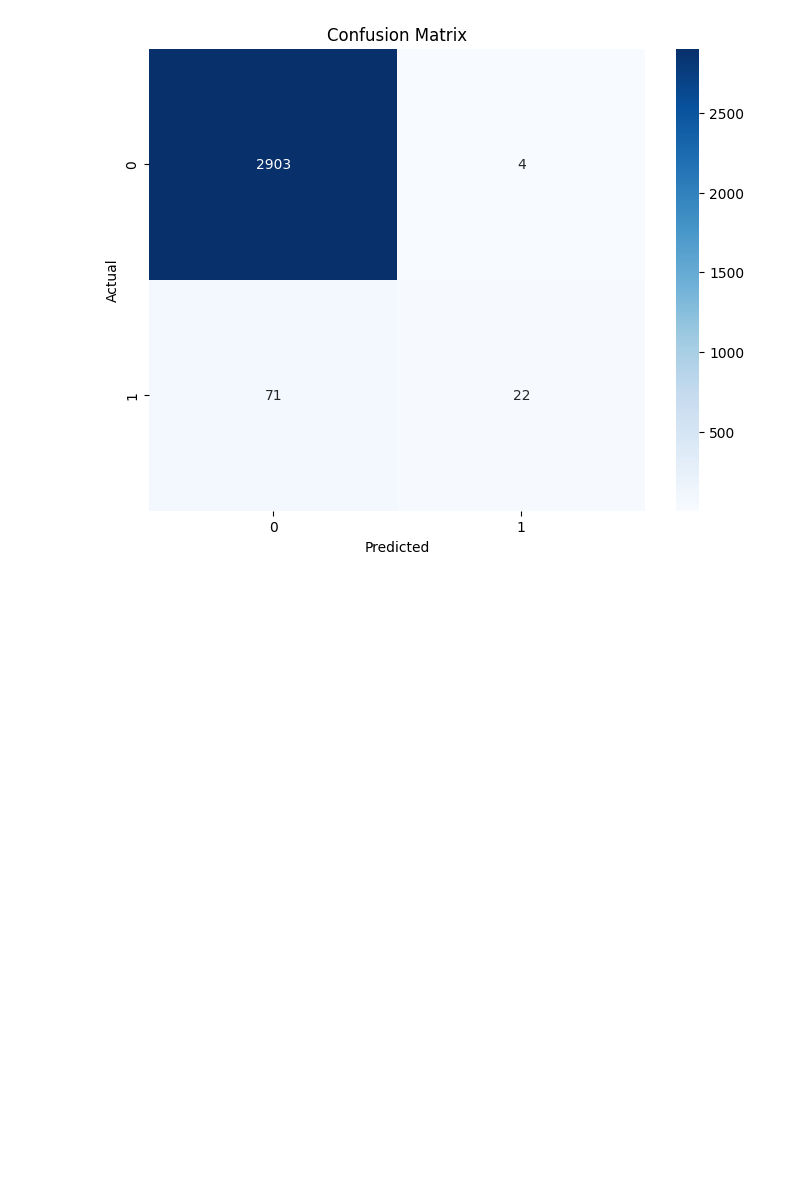
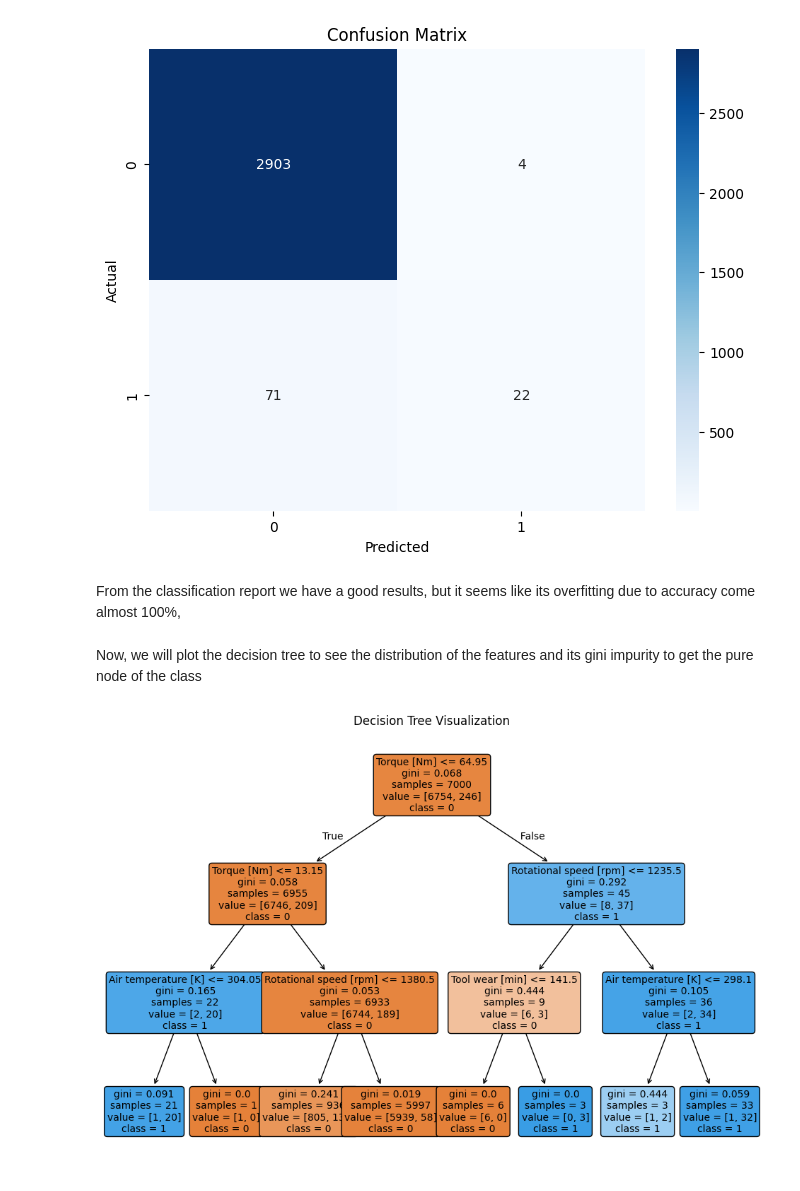
Before and after one commit to Jonx0880/MachineLearningMiniProject, a Jupyter notebook: mini_Project_GM.ipynb, the cells around one changed output. Drawn from its saved outputs; the diff is of its cells as text; code cells hidden in the pictures; blank space fills up the shorter version.

Commit message:
Some changes in decision tree model

```diff
--- a/mini_Project_GM.ipynb
+++ b/mini_Project_GM.ipynb
@@ -128,3 +129,17 @@ Classification Report:
    macro avg       0.91      0.62      0.68      3000
 weighted avg       0.97      0.97      0.97      3000
 [figure]
+# %% [markdown]
+From the classification report we have a good results, but it seems like its overfitting due to accuracy come almost 100%,
+# %% [markdown]
+Now, we will plot the decision tree to see the distribution of the features and its gini impurity to get the pure node of the class
+# %%
+
+# Visualize the decision tree
+plt.figure(figsize=(12, 8))
+plot_tree(model, feature_names=X.columns, class_names=model.classes_.astype(str),
+          filled=True, rounded=True, fontsize=10)
+plt.title("Decision Tree Visualization")
+plt.show()
+# %% [output]
+[figure, added]
```
Also changed, not shown: parts of 3 cells of this notebook.
